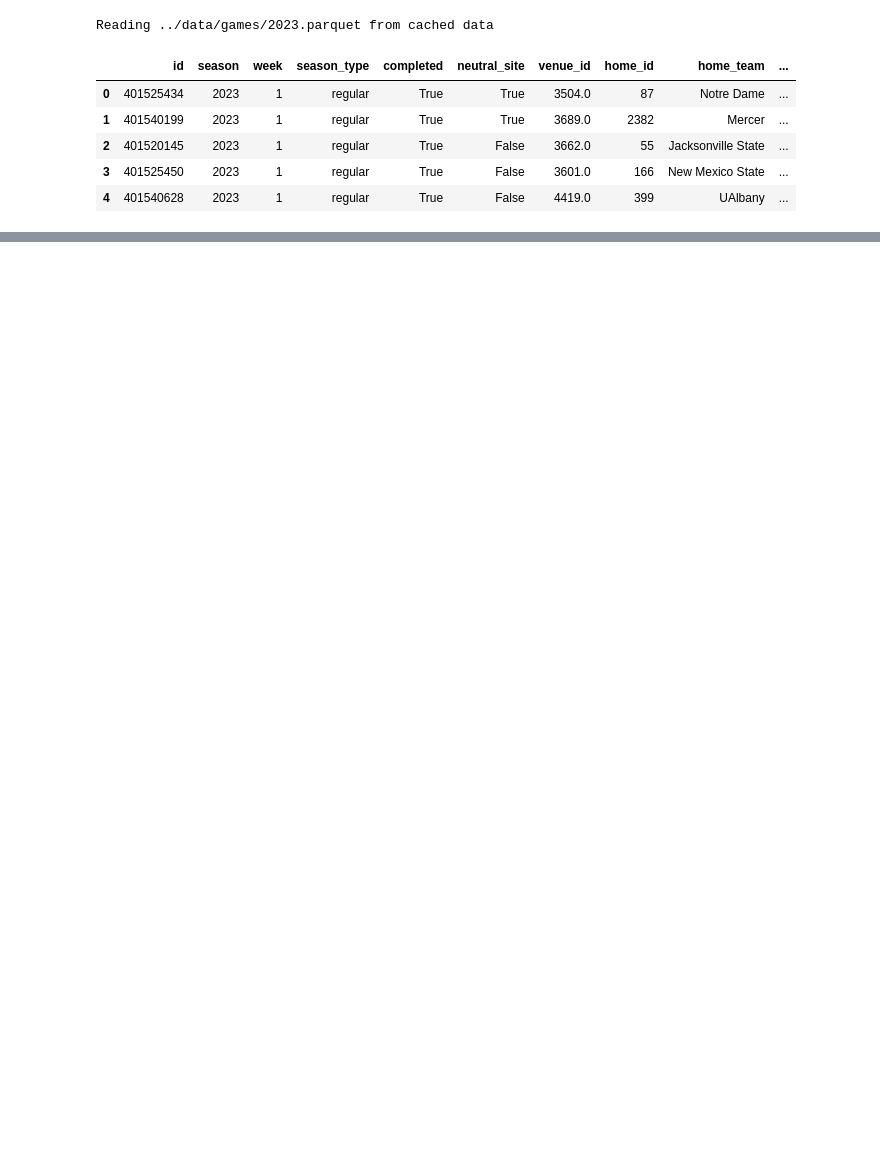
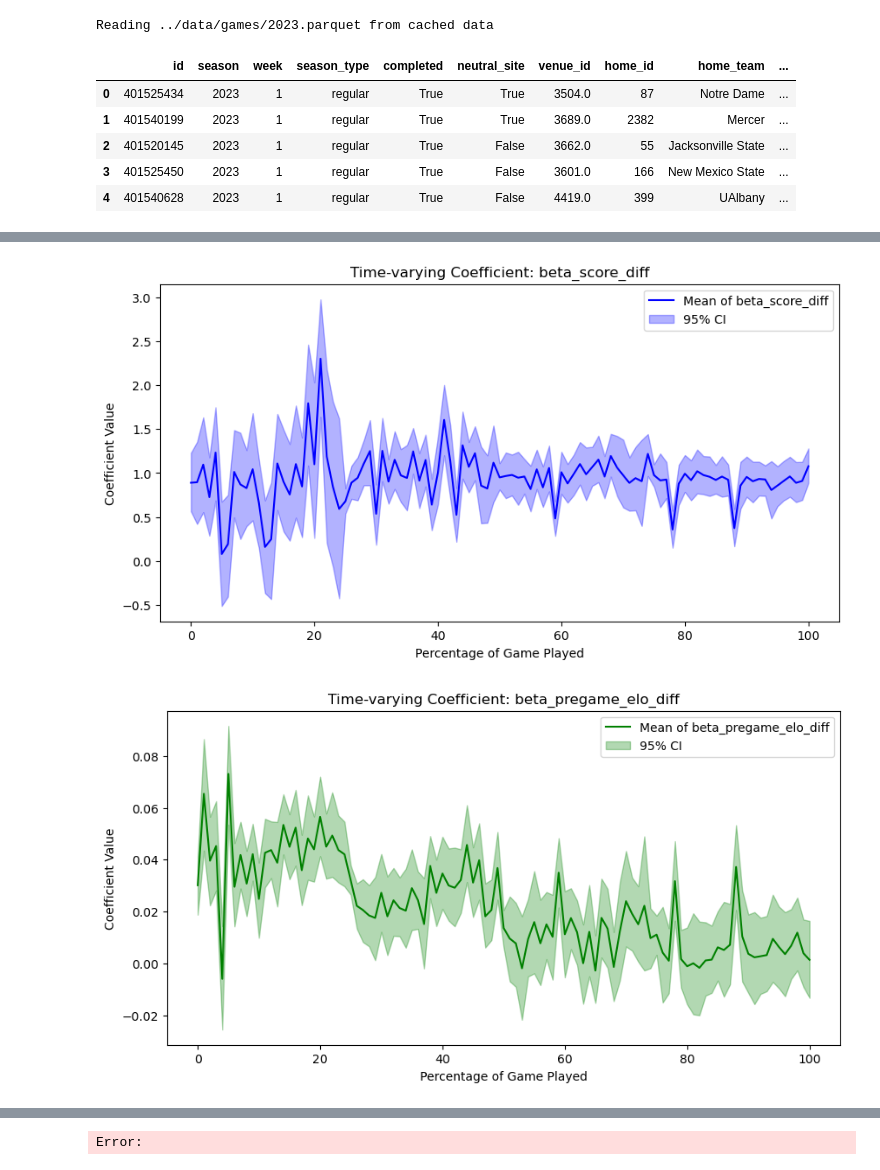
Before and after one commit to lneuendorf/4th-down-models, a Jupyter notebook: notebooks/win_probability.ipynb, the cells around one changed output, grey strips where cells are left out. Cells and saved outputs as stored; diff of their text form; code cells hidden in the pictures; blank space fills up the shorter version.

```diff
--- a/notebooks/win_probability.ipynb
+++ b/notebooks/win_probability.ipynb
@@ -182,0 +263,2 @@ df_games.query('id==401525434')[['home_team','home_points','away_team','away_poi
+# %%
+df['pct_game_played_bin'] = (df['pct_game_played'] * 100).astype(int)
@@ -182,0 +335,69 @@ df_games.query('id==401525434')[['home_team','home_points','away_team','away_poi
+# %%
+import arviz as az
+import matplotlib.pyplot as plt
+import numpy as np
+
+# Extract the posterior means and credible intervals
+beta_score_diff_trace = trace.posterior['beta_score_diff']
+beta_pregame_elo_diff_trace = trace.posterior['beta_pregame_elo_diff']
+beta_offense_timeouts_trace = trace.posterior['beta_offense_timeouts']
+beta_defense_timeouts_trace = trace.posterior['beta_defense_timeouts']
+
+# Compute the mean and 95% credible interval for each time bucket
+beta_score_diff_mean = beta_score_diff_trace.mean(dim=['chain', 'draw'])
+beta_score_diff_hpd = az.hdi(beta_score_diff_trace, hdi_prob=0.95).to_array().values
+
+beta_pregame_elo_diff_mean = beta_pregame_elo_diff_trace.mean(dim=['chain', 'draw'])
+beta_pregame_elo_diff_hpd = az.hdi(beta_pregame_elo_diff_trace, hdi_prob=0.95).to_array().values
+
+beta_offense_timeouts_mean = beta_offense_timeouts_trace.mean(dim=['chain', 'draw'])
+beta_offense_timeouts_hpd = az.hdi(beta_offense_timeouts_trace, hdi_prob=0.95).to_array().values
+
+beta_defense_timeouts_mean = beta_defense_timeouts_trace.mean(dim=['chain', 'draw'])
+beta_defense_timeouts_hpd = az.hdi(beta_defense_timeouts_trace, hdi_prob=0.95).to_array().values
+
+# Create a time array corresponding to pct_game_played (0% to 100%)
+time = np.arange(101)
+
+# Plot the beta_score_diff coefficient over time
+plt.figure(figsize=(10, 5))
+plt.plot(time, beta_score_diff_mean, label='Mean of beta_score_diff', color='b')
+plt.fill_between(time, beta_score_diff_hpd[0][:,0], beta_score_diff_hpd[0][:,1], color='b', alpha=0.3, label='95% CI')
+plt.title('Time-varying Coefficient: beta_score_diff')
+plt.xlabel('Percentage of Game Played')
+plt.ylabel('Coefficient Value')
+plt.legend()
+plt.show()
+
+# Plot the beta_pregame_elo_diff coefficient over time
+plt.figure(figsize=(10, 5))
+plt.plot(time, beta_pregame_elo_diff_mean, label='Mean of beta_pregame_elo_diff', color='g')
+plt.fill_between(time, beta_pregame_elo_diff_hpd[0][:,0], beta_pregame_elo_diff_hpd[0][:,1], color='g', alpha=0.3, label='95% CI')
+plt.title('Time-varying Coefficient: beta_pregame_elo_diff')
+plt.xlabel('Percentage of Game Played')
+plt.ylabel('Coefficient Value')
+plt.legend()
+plt.show()
+
+# Plot the beta_offense_timeouts coefficient over time
+plt.figure(figsize=(10, 5))
+plt.plot(time, beta_offense_timeouts_mean, label='Mean of beta_offense_timeouts', color='r')
+plt.fill_between(time, beta_offense_timeouts_hpd[0][:,0], beta_offense_timeouts_hpd[0][:,1], color='r', alpha=0.3, label='95% CI')
+plt.title('Time-varying Coefficient: beta_offense_timeouts')
+plt.xlabel('Percentage of Game Played')
+plt.ylabel('Coefficient Value')
+plt.legend()
+plt.show()
+
+# Plot the beta_defense_timeouts coefficient over time
+plt.figure(figsize=(10, 5))
+plt.plot(time, beta_defense_timeouts_mean, label='Mean of beta_defense_timeouts', color='r')
+plt.fill_between(time, beta_defense_timeouts_hpd[0][:,0], beta_defense_timeouts_hpd[0][:,1], color='r', alpha=0.3, label='95% CI')
+plt.title('Time-varying Coefficient: beta_defense_timeouts')
+plt.xlabel('Percentage of Game Played')
+plt.ylabel('Coefficient Value')
+plt.legend()
+plt.show()
+# %% [output]
+[figure, added]
+[figure, added]
@@ -182,0 +406 @@ df_games.query('id==401525434')[['home_team','home_points','away_team','away_poi
+Error:
```
Also changed, not shown: parts of 25 cells of this notebook, 1 other file.
